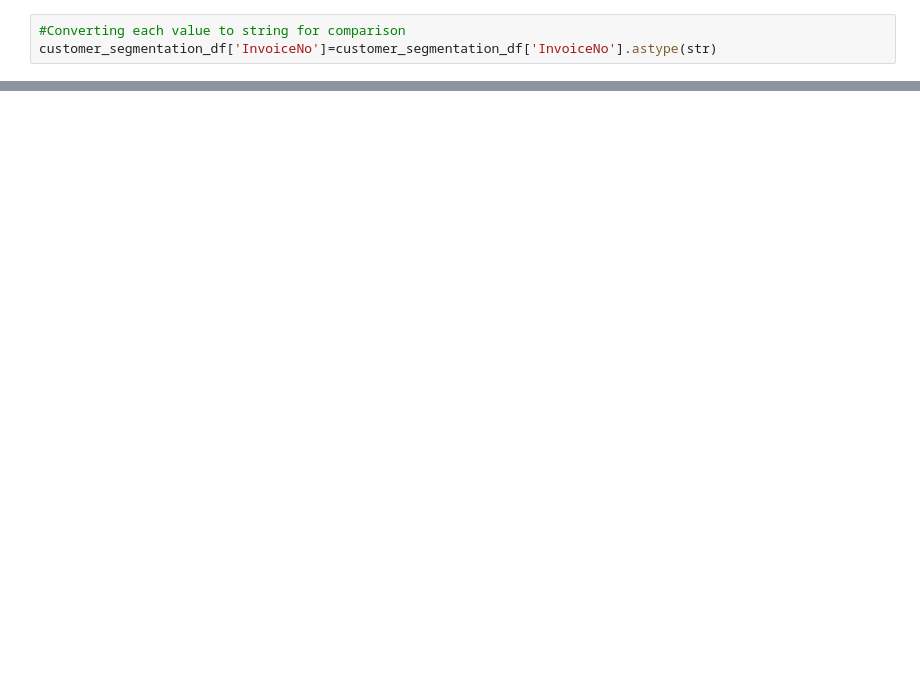
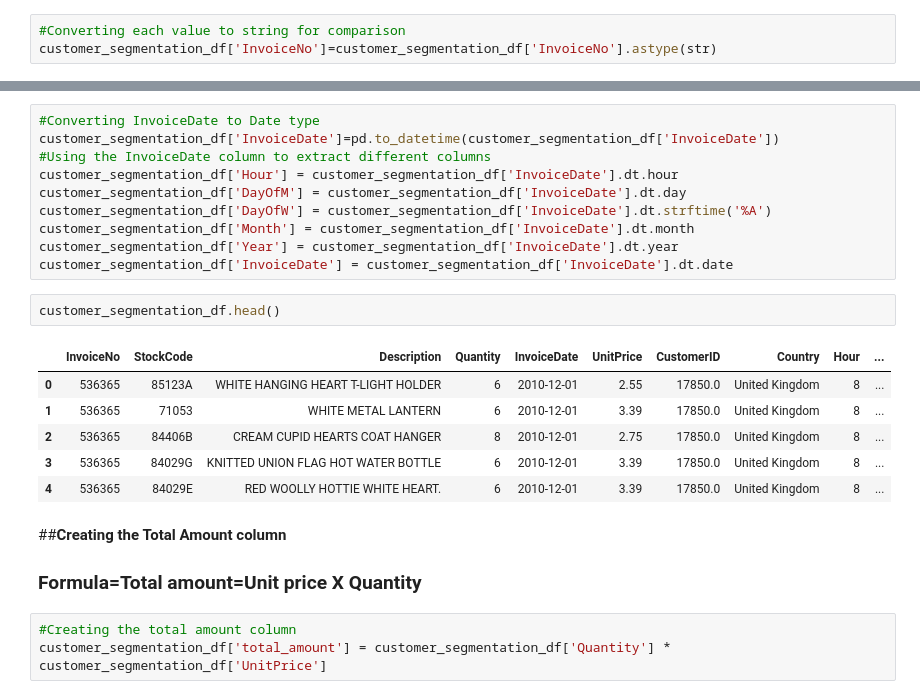
Before and after one commit to vishant750/Online_Retail_Customer_Segmentation, a Jupyter notebook: Online_Retail_Customer_Segmentation.ipynb, the cells around one changed output, grey strips where cells are left out. Saved outputs shown, nothing was run; the diff lists cells and outputs as text; blank space fills up the shorter version.

```diff
--- a/Online_Retail_Customer_Segmentation.ipynb
+++ b/Online_Retail_Customer_Segmentation.ipynb
@@ -249,0 +286,25 @@ str
+# %%
+#Converting InvoiceDate to Date type
+customer_segmentation_df['InvoiceDate']=pd.to_datetime(customer_segmentation_df['InvoiceDate'])
+#Using the InvoiceDate column to extract different columns
+customer_segmentation_df['Hour'] = customer_segmentation_df['InvoiceDate'].dt.hour
+customer_segmentation_df['DayOfM'] = customer_segmentation_df['InvoiceDate'].dt.day
+customer_segmentation_df['DayOfW'] = customer_segmentation_df['InvoiceDate'].dt.strftime('%A')
+customer_segmentation_df['Month'] = customer_segmentation_df['InvoiceDate'].dt.month
+customer_segmentation_df['Year'] = customer_segmentation_df['InvoiceDate'].dt.year
+customer_segmentation_df['InvoiceDate'] = customer_segmentation_df['InvoiceDate'].dt.date
+# %%
+customer_segmentation_df.head()
+# %% [output]
+|  | InvoiceNo | StockCode | Description | Quantity | InvoiceDate | UnitPrice | CustomerID | Country | Hour | ... |
+| 0 | 536365 | 85123A | WHITE HANGING HEART T-LIGHT HOLDER | 6 | 2010-12-01 | 2.55 | 17850.0 | United Kingdom | 8 | ... |
+| 1 | 536365 | 71053 | WHITE METAL LANTERN | 6 | 2010-12-01 | 3.39 | 17850.0 | United Kingdom | 8 | ... |
+| 2 | 536365 | 84406B | CREAM CUPID HEARTS COAT HANGER | 8 | 2010-12-01 | 2.75 | 17850.0 | United Kingdom | 8 | ... |
+| 3 | 536365 | 84029G | KNITTED UNION FLAG HOT WATER BOTTLE | 6 | 2010-12-01 | 3.39 | 17850.0 | United Kingdom | 8 | ... |
+| 4 | 536365 | 84029E | RED WOOLLY HOTTIE WHITE HEART. | 6 | 2010-12-01 | 3.39 | 17850.0 | United Kingdom | 8 | ... |
+# %% [markdown]
+##**Creating the Total Amount column**
+### Formula=**Total amount**=**Unit price X Quantity**
+# %%
+#Creating the total amount column
+customer_segmentation_df['total_amount'] = customer_segmentation_df['Quantity'] * customer_segmentation_df['UnitPrice']
```
Also changed, not shown: parts of 18 cells of this notebook.
